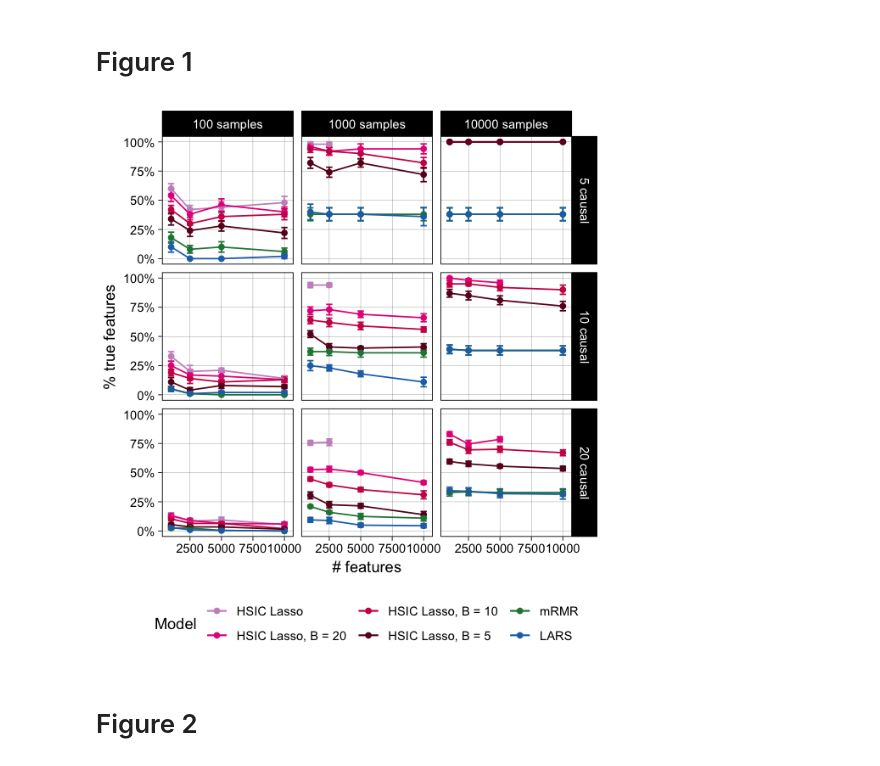
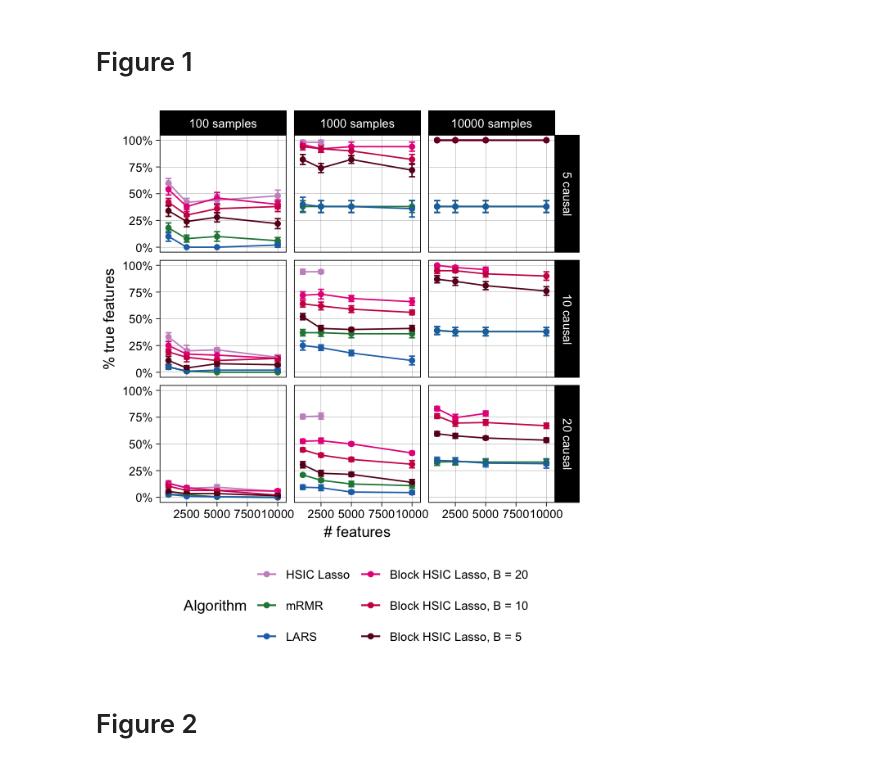
Before and after one commit to hclimente/nori, a Jupyter notebook: doc/figures.ipynb, the cells around one changed output. Saved outputs shown, nothing was run; the diff lists cells and outputs as text; code cells hidden in the pictures.

Commit message:
added Block to block HSIC Lasso figures

```diff
--- a/doc/figures.ipynb
+++ b/doc/figures.ipynb
@@ -5,35 +5,13 @@ library(magrittr)
 library(cowplot)
 library(tidyverse)
 
-palette <- c('HSIC Lasso' = '#c994c7', 'HSIC Lasso, B = 50' = '#df65b0',
-             'HSIC Lasso, B = 20' = '#e7298a', 'HSIC Lasso, B = 10' = '#ce1256',
-             'HSIC Lasso, B = 5' = '#67001f',
+palette <- c('HSIC Lasso' = '#c994c7', 'Block HSIC Lasso, B = 50' = '#df65b0',
+             'Block HSIC Lasso, B = 20' = '#e7298a', 'Block HSIC Lasso, B = 10' = '#ce1256',
+             'Block HSIC Lasso, B = 5' = '#67001f',
              'LARS' = '#2171b5', 'mRMR' = '#238443', 'Raw' = 'gray70')
-methods <- c('HSIC Lasso', 'HSIC Lasso, B = 50',
-             'HSIC Lasso, B = 40','HSIC Lasso, B = 30',
-             'HSIC Lasso, B = 20','HSIC Lasso, B = 10',
-             'HSIC Lasso, B = 5', 'mRMR', 'LARS', 'Raw')
 samples <-  c('100 samples', '1000 samples', '10000 samples')
 feats <-  c('1000 features', '2500 features', '5000 features', '10000 features')
 palette_yn = c("Yes" = "#91cf60", "No" = "#d6604d")
-
-summarize_benchmark <- function(x) {
-
-    label <- strsplit(x, '/') %>% unlist %>% .[4] %>% gsub('_prediction.tsv', '', .)
-
-    read_tsv(x, col_types = 'ciid') %>%
-        mutate(model = gsub('HSIC_lasso', 'HSIC Lasso', model),
-               model = gsub('-B=0', '', model),
-               model = gsub('-B=', ', B = ', model),
-               model = gsub('-M=3', '', model),
-               model = factor(model, levels = methods)) %>%
-        group_by(model, selected) %>%
-        summarize(n = n(), ended = sum(!is.na(accuracy)),
-                  sem = sd(accuracy) / sqrt(ended), accuracy = mean(accuracy) ) %>%
-        ungroup %>%
-        mutate(label = label)
-
-}
 # %% [output]
 Loading required package: ggplot2
 
@@ -57,12 +35,16 @@ The following object is masked from ‘package:ggplot2’:
 # %%
 fct_feats <-  c('1000 features', '2500 features', '5000 features', '10000 features')
 fct_causal <- c('5 causal', '10 causal', '20 causal')
+
+methods <- c('HSIC Lasso', 'Block HSIC Lasso, B = 20',
+             'mRMR', 'Block HSIC Lasso, B = 10',
+             'LARS', 'Block HSIC Lasso, B = 5',  'Raw')
 
 prepare_df <- function(x) {
     mutate(x,
            model = gsub('HSIC_lasso', 'HSIC Lasso', model),
            model = gsub('-B=0', '', model),
-           model = gsub('-B=', ', B = ', model),
+           model = gsub('HSIC Lasso-B=', 'Block HSIC Lasso, B = ', model),
            model = gsub('-M=3', '', model),
            model = factor(model, levels = methods),
            samples_txt = factor(paste(samples, 'samples')),
@@ -87,16 +69,17 @@ fig1 <- ggplot(features, aes(x = features, y = tpr, color = model)) +
     theme_linedraw() +
     theme(legend.position = 'bottom',
           panel.grid.minor = element_blank()) +
-    labs(x = '# features', y = '% true features', color = 'Model') +
+    labs(x = '# features', y = '% true features', color = 'Algorithm') +
     facet_grid(causal_txt ~ samples_txt) +
     scale_y_continuous(labels = scales::percent) +
-    scale_color_manual(values = palette)
+    scale_color_manual(values = palette) +
+    guides(color = guide_legend(nrow = 3, byrow = TRUE))
 # %%
 ggsave('img/figure_1.pdf', fig1, width = 5.5, height = 6)
-options(repr.plot.width = 5, repr.plot.height = 5.5)
+options(repr.plot.width = 5, repr.plot.height = 5.7)
 fig1
 # %% [output]
-[figure, old version]
+[figure, new version]
 # %% [markdown]
 # Figure 2
 # %%
```
Also changed, not shown: parts of 5 cells of this notebook, 13 other files.
